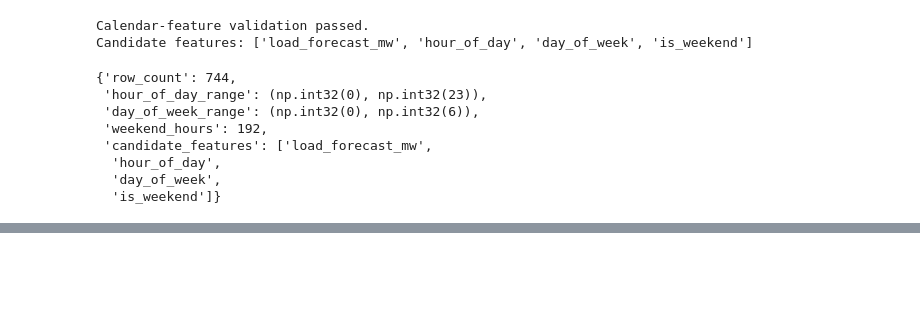
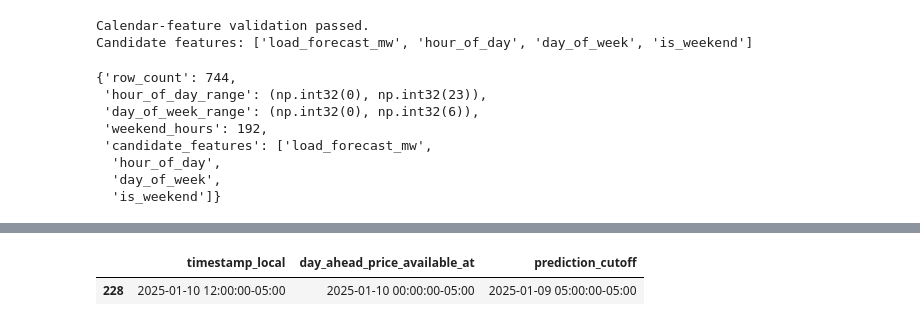
Before and after one commit to greerda/electricity-price-forecasting, a Jupyter notebook: notebooks/04_feature_engineering.ipynb, the cells around one changed output, grey strips where cells are left out. Drawn from its saved outputs; the diff is of its cells as text; code cells hidden in the pictures; blank space fills up the shorter version.

```diff
--- a/notebooks/04_feature_engineering.ipynb
+++ b/notebooks/04_feature_engineering.ipynb
@@ -807,0 +871,66 @@ calendar_validation_summary
+# %%
+"""
+    This cell validates the new day_ahead_price_available_at audit column, then displays one important example.
+    The four assert checks mean:
+    Every row has a price-availability time.
+    The availability times include a timezone.
+    Each availability time is midnight on the same date as its price’s delivery hour.
+    An availability time is never after its own delivery hour.
+
+    SELECT timestamp_local,
+       day_ahead_price_available_at,
+       prediction_cutoff
+    FROM nyiso_electricity_with_load_forecasts
+    WHERE timestamp_local = '2025-01-10 12:00:00-05:00';
+
+    Because midnight on January 10 is after 5:00 a.m. on January 9, the January 10 price schedule
+    is not available when the January 10 forecast is made.
+    Next, create a Boolean audit column named target_day_price_available_by_cutoff. It answers:
+    “Is this row’s own target-day price available at this row’s forecast cutoff?”
+
+    We expect the answer to be False for all 744 rows. That is good—it proves we are not accidentally
+    using the target-day price itself as a feature.
+
+"""
+
+assert (
+    nyiso_electricity_with_load_forecasts[
+        "day_ahead_price_available_at"
+    ].notna().all()
+)
+
+assert (
+    nyiso_electricity_with_load_forecasts[
+        "day_ahead_price_available_at"
+    ].dt.tz
+    is not None
+)
+
+assert (
+    nyiso_electricity_with_load_forecasts[
+        "day_ahead_price_available_at"
+    ].dt.normalize()
+    == nyiso_electricity_with_load_forecasts[
+        "timestamp_local"
+    ].dt.normalize()
+).all()
+
+assert (
+    nyiso_electricity_with_load_forecasts[
+        "day_ahead_price_available_at"
+    ]
+    <= nyiso_electricity_with_load_forecasts["timestamp_local"]
+).all()
+
+nyiso_electricity_with_load_forecasts.loc[
+    nyiso_electricity_with_load_forecasts["timestamp_local"]
+    == example_target_timestamp,
+    [
+        "timestamp_local",
+        "day_ahead_price_available_at",
+        "prediction_cutoff",
+    ],
+]
+# %% [output]
+|  | timestamp_local | day_ahead_price_available_at | prediction_cutoff |
+| 228 | 2025-01-10 12:00:00-05:00 | 2025-01-10 00:00:00-05:00 | 2025-01-09 05:00:00-05:00 |
```
Also changed, not shown: parts of 17 cells of this notebook, 6 other files.
